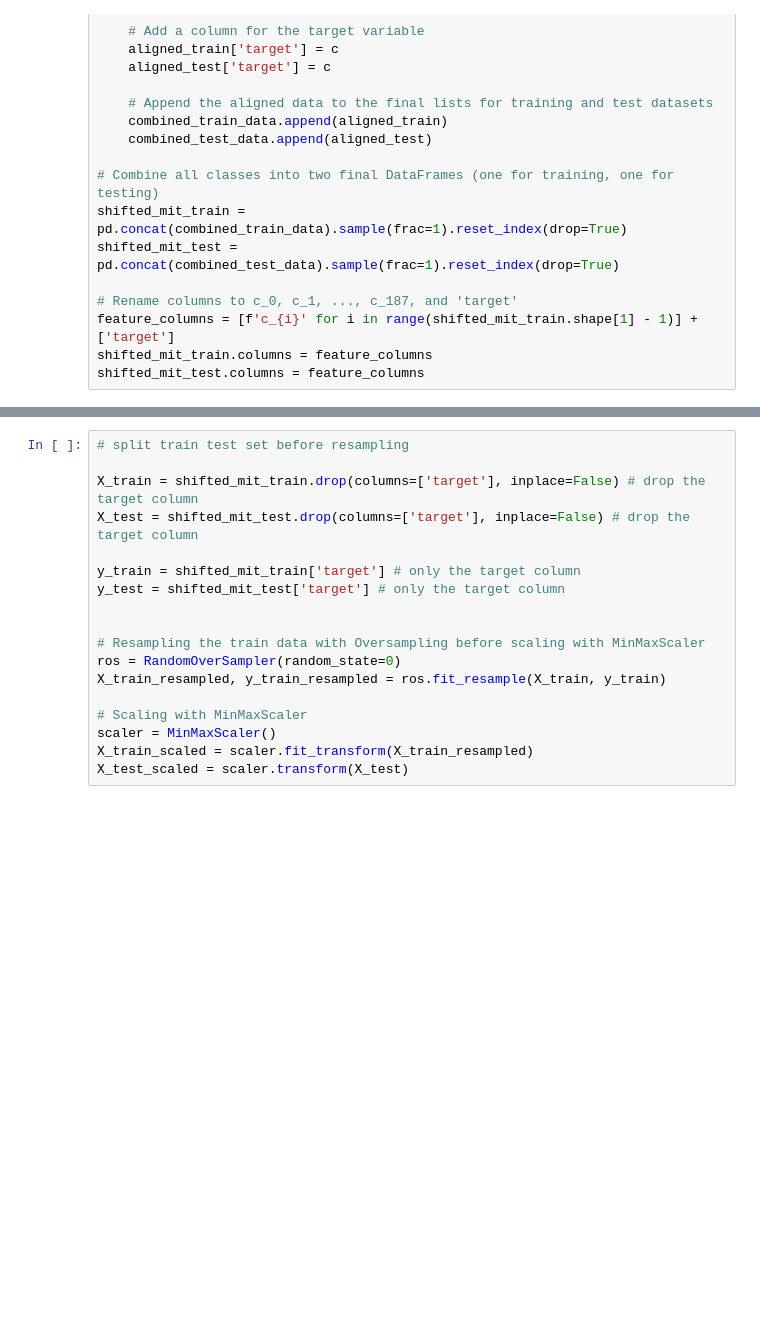
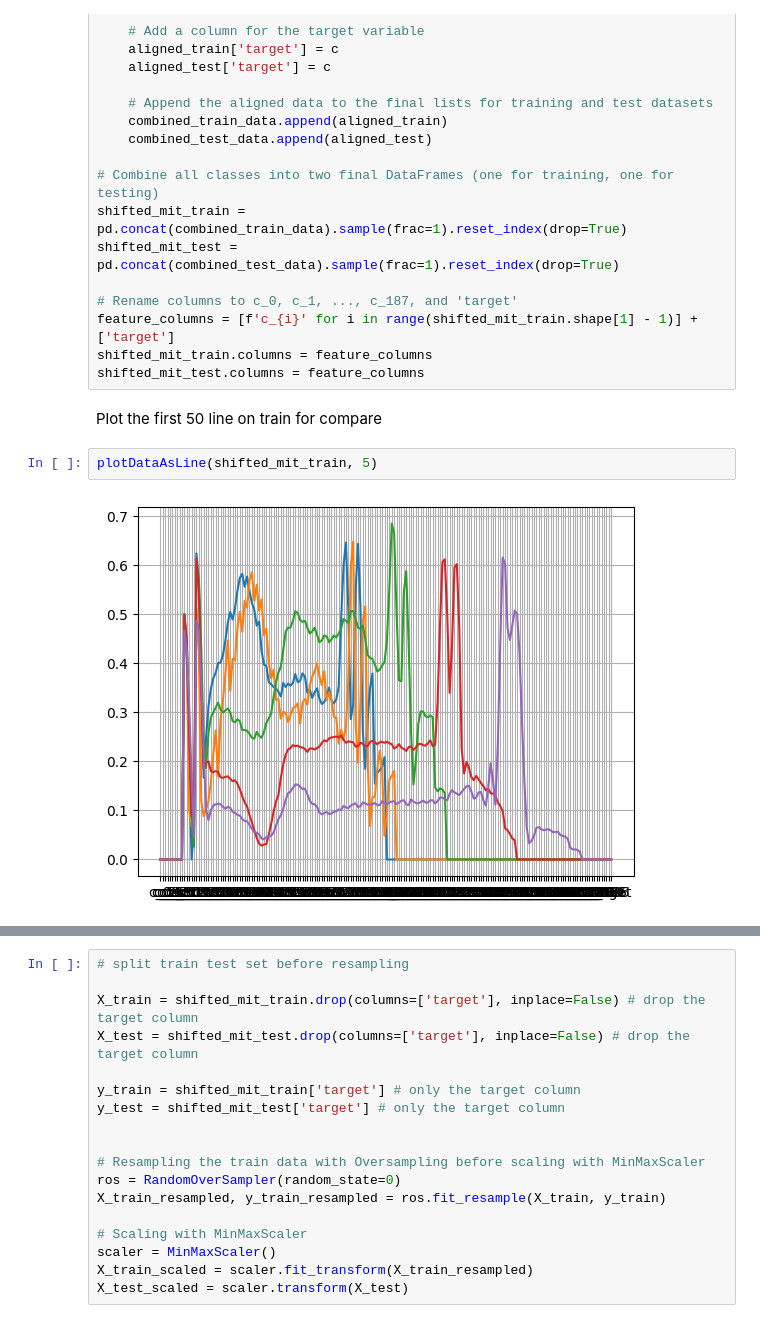
Before and after one commit to Ping-YUAN/heartbeat-analysis-ai, a Jupyter notebook: notebooks/preprocessing_mit_shift_minmax_oversampling.ipynb, the cells around one changed output, grey strips where cells are left out. Cells and saved outputs as stored; diff of their text form; blank space fills up the shorter version.

```diff
--- a/notebooks/preprocessing_mit_shift_minmax_oversampling.ipynb
+++ b/notebooks/preprocessing_mit_shift_minmax_oversampling.ipynb
@@ -251,6 +246,12 @@ shifted_mit_test = pd.concat(combined_test_data).sample(frac=1).reset_index(drop
 feature_columns = [f'c_{i}' for i in range(shifted_mit_train.shape[1] - 1)] + ['target']
 shifted_mit_train.columns = feature_columns
 shifted_mit_test.columns = feature_columns
+# %% [markdown]
+Plot the first 50 line on train for compare
+# %%
+plotDataAsLine(shifted_mit_train, 5)
+# %% [output]
+[figure, added]
 # %%
 import matplotlib.pyplot as plt
 
```
Also changed, not shown: parts of 3 cells of this notebook, 1 other file.
